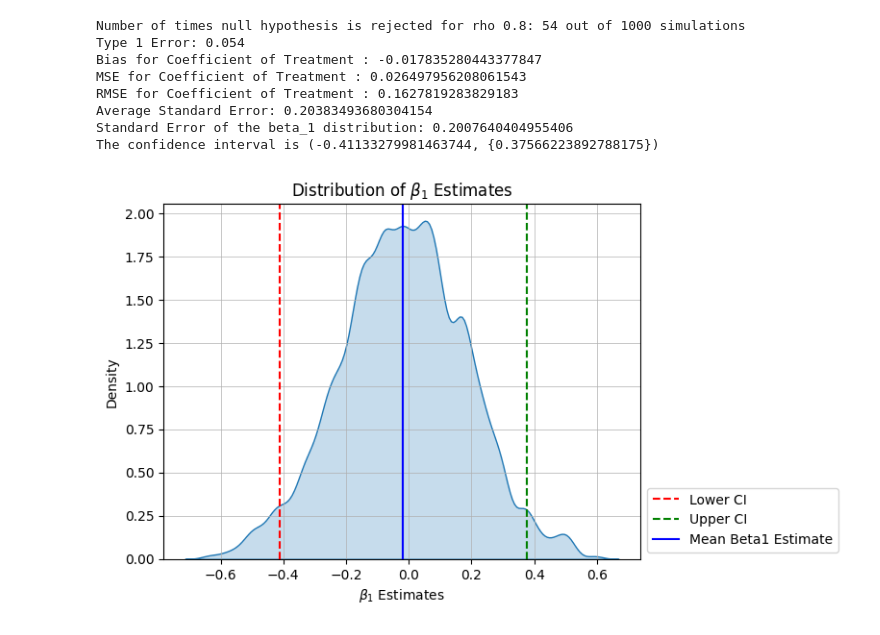
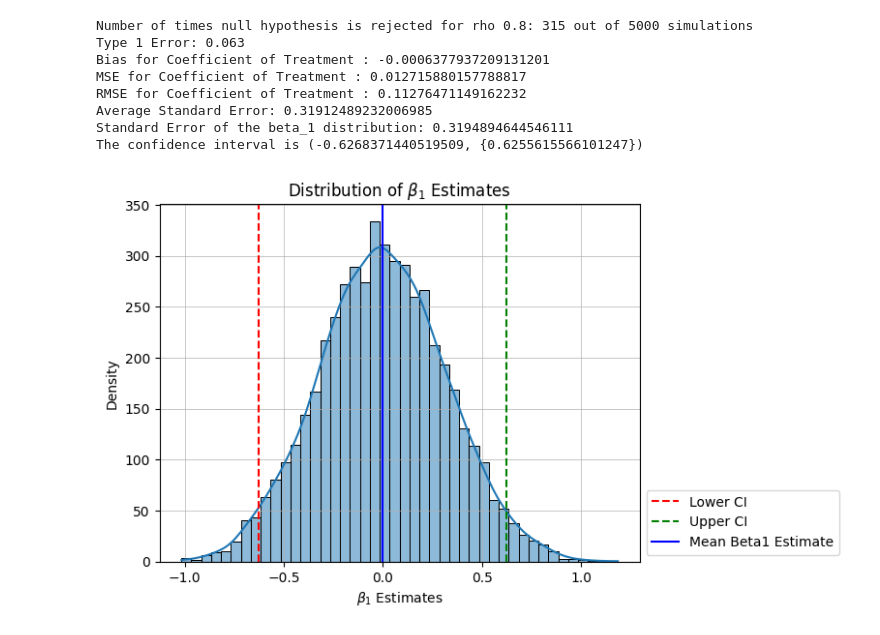
Before and after one commit to Palit2308/Difference-in-Difference-Estimation, a Jupyter notebook: MANUFACTURED DATA/Homogenous MA 1/Type1 Error/CRSE_N(0,1).ipynb, the cells around one changed output. Cells and saved outputs as stored; diff of their text form; code cells hidden in the pictures.

```diff
--- a/MANUFACTURED DATA/Homogenous MA 1/Type1 Error/CRSE_N(0,1).ipynb
+++ b/MANUFACTURED DATA/Homogenous MA 1/Type1 Error/CRSE_N(0,1).ipynb
@@ -72,7 +72,7 @@ alpha = 0.05  # Significance level
 num_simulations = 5000
 theta = 0.8
 num_individuals = 1
-N = 50
+N = 20
 T = 20
 
 
@@ -103,12 +103,7 @@ for _ in range(num_simulations):
     X = data[['TREATMENT', 'state_2', 'state_3', 'state_4', 'state_5',
        'state_6', 'state_7', 'state_8', 'state_9', 'state_10', 'state_11',
        'state_12', 'state_13', 'state_14', 'state_15', 'state_16', 'state_17',
-       'state_18', 'state_19', 'state_20', 'state_21', 'state_22', 'state_23',
-       'state_24', 'state_25', 'state_26', 'state_27', 'state_28', 'state_29',
-       'state_30', 'state_31', 'state_32', 'state_33', 'state_34', 'state_35',
-       'state_36', 'state_37', 'state_38', 'state_39', 'state_40', 'state_41',
-       'state_42', 'state_43', 'state_44', 'state_45', 'state_46', 'state_47',
-       'state_48', 'state_49', 'state_50', 'time_1', 'time_2', 'time_3',
+       'state_18', 'state_19', 'state_20',  'time_1', 'time_2', 'time_3',
        'time_4', 'time_5', 'time_6', 'time_7', 'time_8', 'time_9', 'time_10',
        'time_11', 'time_12', 'time_13', 'time_14', 'time_15', 'time_16',
        'time_17', 'time_18', 'time_19']]
@@ -151,42 +146,42 @@ confidence_interval = (
 
 
 print(f"Number of times null hypothesis is rejected for rho {theta}: {reject_count} out of {num_simulations} simulations")
 print(f"Type 1 Error: {type1_error}")
 print(f"Bias for Coefficient of Treatment : {bias}")
 print(f"MSE for Coefficient of Treatment : {mse}")
 print(f"RMSE for Coefficient of Treatment : {rmse}")
 print(f"Average Standard Error: {average_standard_error}")
 print(f"Standard Error of the beta_1 distribution: {std_error_beta_distribution}")
 print(f'The confidence interval is {confidence_interval[0] , {confidence_interval[1]}}')
 
 sns.histplot(beta1_estimates, kde = True)
 plt.xlabel(r'$\beta_1$ Estimates')  # Using LaTeX for beta_1
 plt.ylabel('Density')
 plt.title(r'Distribution of $\beta_1$ Estimates')
 
 
 mean_beta1_estimate = np.mean(beta1_estimates) # Calculating mean of beta1 estimates for marking on plot
 
 # Adding vertical lines for the confidence interval and the mean beta1 estimate
 
 plt.axvline(x=confidence_interval[0], color='red', linestyle='--', label='Lower CI')
 plt.axvline(x=confidence_interval[1], color='green', linestyle='--', label='Upper CI')
 plt.axvline(x=mean_beta1_estimate, color='blue', linestyle='-', label='Mean Beta1 Estimate')
 
 plt.legend(loc='lower left', bbox_to_anchor=(1, 0))
 
 plt.grid(True, which='both', linestyle='-', linewidth=0.5)
 plt.show()
 # %% [output]
-Number of times null hypothesis is rejected for rho 0.8: 54 out of 1000 simulations
-Type 1 Error: 0.054
-Bias for Coefficient of Treatment : -0.017835280443377847
-MSE for Coefficient of Treatment : 0.026497956208061543
-RMSE for Coefficient of Treatment : 0.1627819283829183
-Average Standard Error: 0.20383493680304154
-Standard Error of the beta_1 distribution: 0.2007640404955406
-The confidence interval is (-0.41133279981463744, {0.37566223892788175})
+Number of times null hypothesis is rejected for rho 0.8: 315 out of 5000 simulations
+Type 1 Error: 0.063
+Bias for Coefficient of Treatment : -0.0006377937209131201
+MSE for Coefficient of Treatment : 0.012715880157788817
+RMSE for Coefficient of Treatment : 0.11276471149162232
+Average Standard Error: 0.31912489232006985
+Standard Error of the beta_1 distribution: 0.3194894644546111
+The confidence interval is (-0.6268371440519509, {0.6255615566101247})
-[figure, old version]
+[figure, new version]
 # %%
 # to vislualize the KDEs for rhos 0, 0.4 and 0.8 in one plot
 
```
Also changed, not shown: parts of 1 cell of this notebook, 22 other files.
